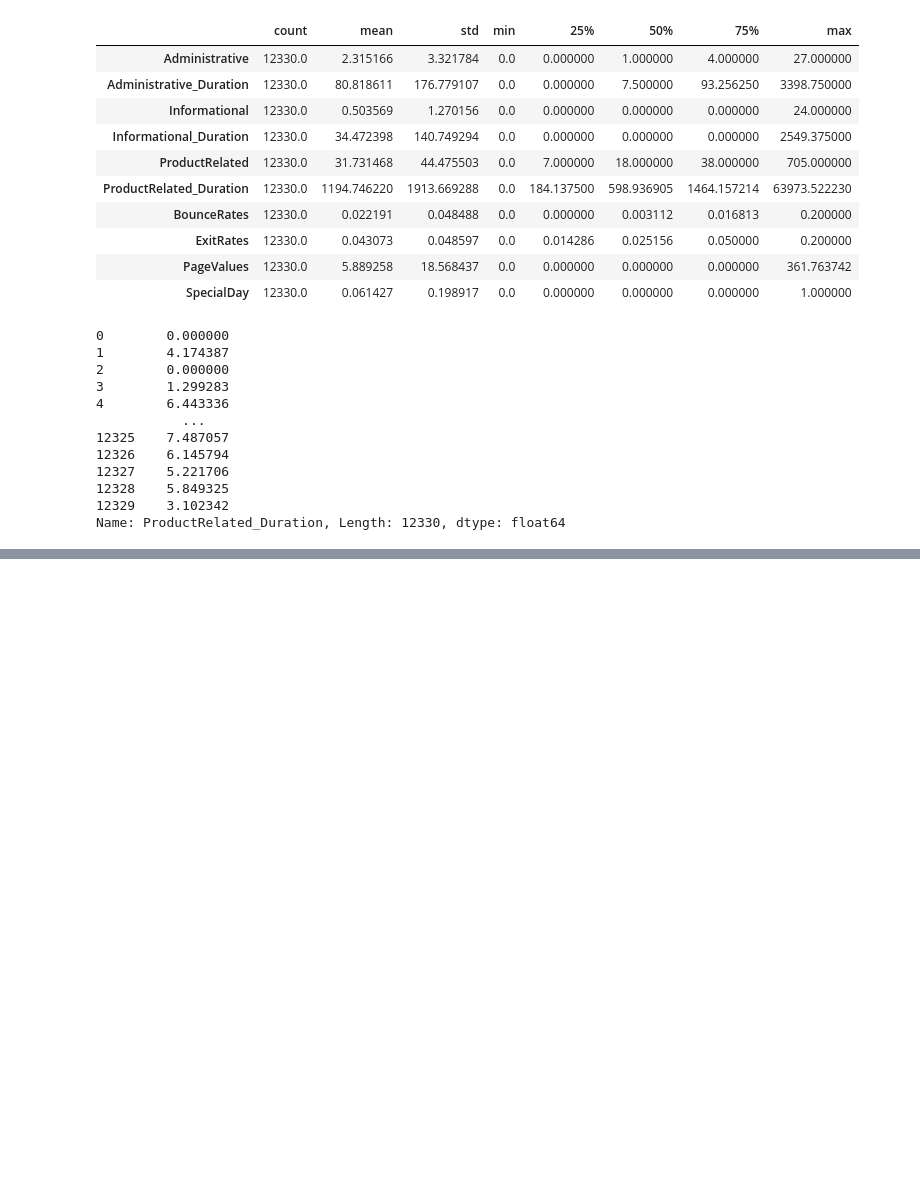
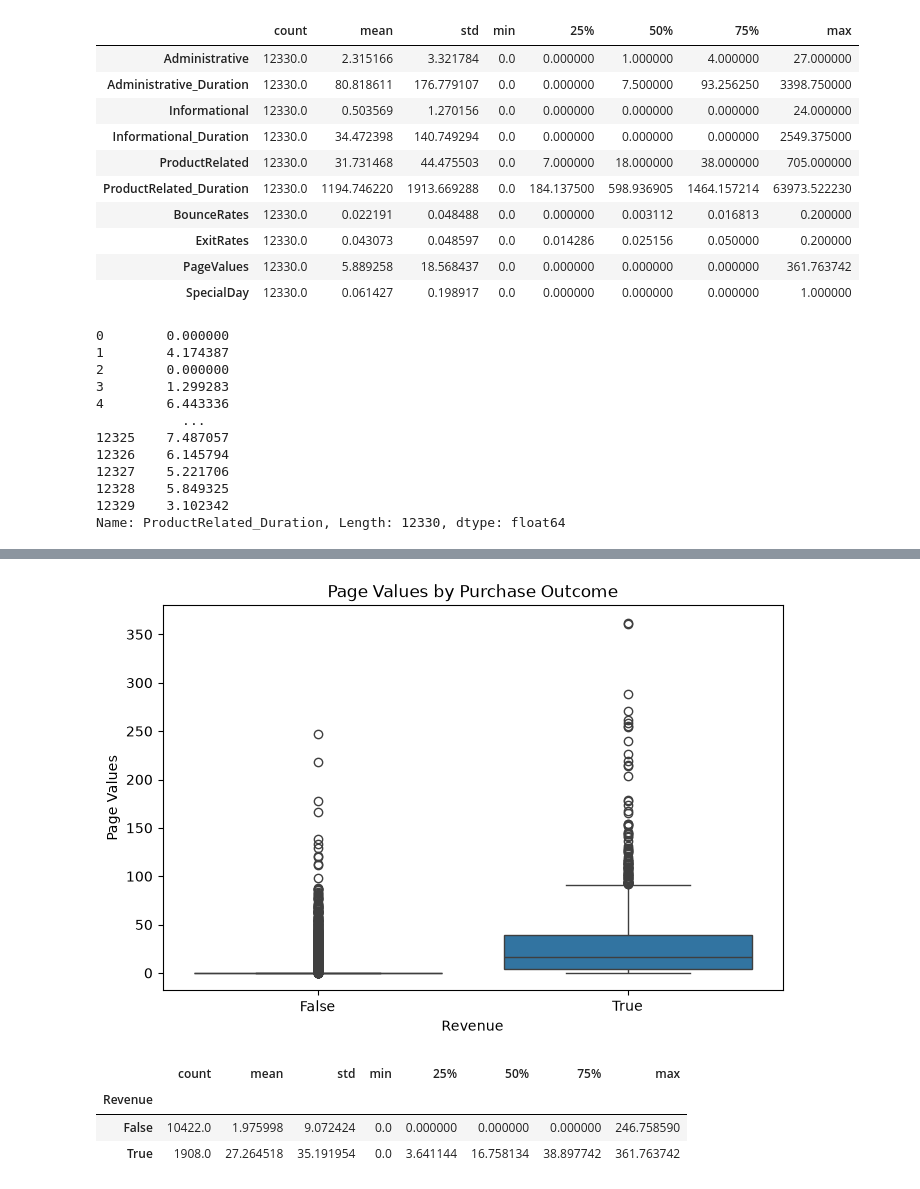
Before and after one commit to devdhruvsingh/ecommerce-purchase-predictions, a Jupyter notebook: notebooks/01_data_exploration.ipynb, the cells around one changed output, grey strips where cells are left out. Drawn from its saved outputs; the diff is of its cells as text; code cells hidden in the pictures; blank space fills up the shorter version.

```diff
--- a/notebooks/01_data_exploration.ipynb
+++ b/notebooks/01_data_exploration.ipynb
@@ -446,0 +553,23 @@ Name: ProductRelated_Duration, Length: 12330, dtype: float64
+# %%
+plt.figure(figsize=(8, 5))
+
+sns.boxplot(
+    data=df,
+    x="Revenue",
+    y="PageValues"
+)
+
+plt.title("Page Values by Purchase Outcome")
+plt.xlabel("Revenue")
+plt.ylabel("Page Values")
+
+plt.show()
+# %% [output]
+[figure, added]
+# %%
+df.groupby("Revenue")["PageValues"].describe()
+# %% [output]
+|  | count | mean | std | min | 25% | 50% | 75% | max |
+| Revenue |  |  |  |  |  |  |  |  |
+| False | 10422.0 | 1.975998 | 9.072424 | 0.0 | 0.000000 | 0.000000 | 0.000000 | 246.758590 |
+| True | 1908.0 | 27.264518 | 35.191954 | 0.0 | 3.641144 | 16.758134 | 38.897742 | 361.763742 |
```
Also changed, not shown: parts of 21 cells of this notebook.
